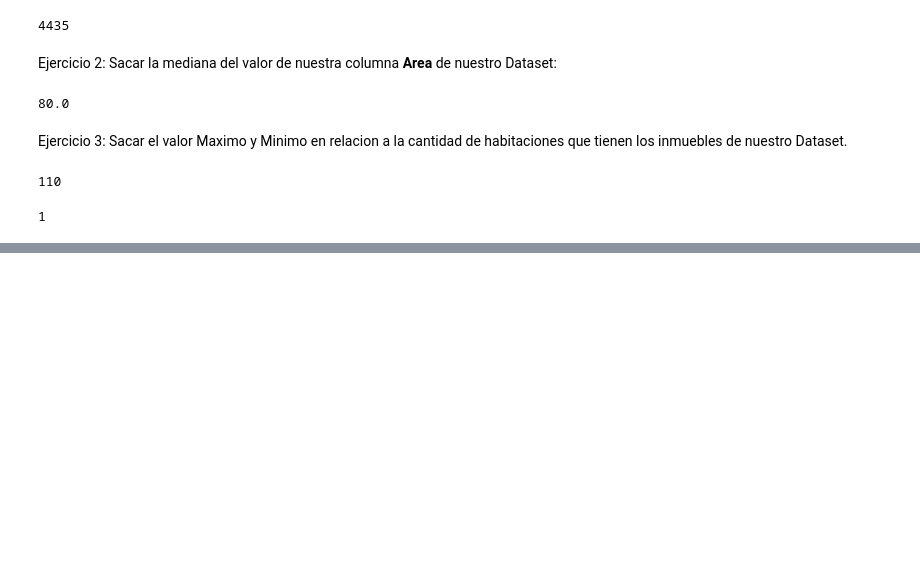
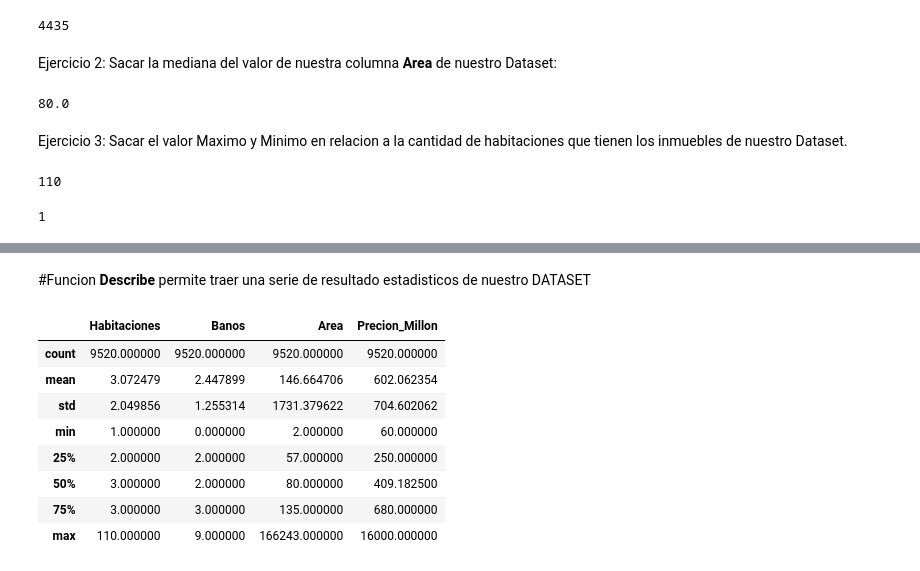
Before and after one commit to afajardol/Inmersion_Datos_Python, a Jupyter notebook: INMERSION_DATOS_AULA_1.ipynb, the cells around one changed output, grey strips where cells are left out. Saved outputs shown, nothing was run; the diff lists cells and outputs as text; code cells hidden in the pictures; blank space fills up the shorter version.

```diff
--- a/INMERSION_DATOS_AULA_1.ipynb
+++ b/INMERSION_DATOS_AULA_1.ipynb
@@ -325,0 +392,5 @@ min(inmuebles.Habitaciones)
+# %%
+valor = inmuebles.Valor.str.split(expand=True)
+inmuebles['Moneda'] = valor[0] #Le asignamos nombre a nuestra Columna
+inmuebles['Precio'] = valor[1] #Le asignamos nombre a nuestra Columna
+inmuebles.sample(3)
@@ -325,0 +428,2 @@ min(inmuebles.Habitaciones)
+# %%
+inmuebles['Precio'] = inmuebles['Precio'].str.replace('.','',regex=True)
@@ -325,0 +468,3 @@ min(inmuebles.Habitaciones)
+# %%
+inmuebles['Precion_Millon'] = inmuebles.Precio.astype('float')/1000000
+inmuebles.info()
@@ -325,0 +490,14 @@ min(inmuebles.Habitaciones)
+# %% [markdown]
+#Funcion **Describe** permite traer una serie de resultado estadisticos de nuestro DATASET
+# %%
+inmuebles.describe()
+# %% [output]
+|  | Habitaciones | Banos | Area | Precion_Millon |
+| count | 9520.000000 | 9520.000000 | 9520.000000 | 9520.000000 |
+| mean | 3.072479 | 2.447899 | 146.664706 | 602.062354 |
+| std | 2.049856 | 1.255314 | 1731.379622 | 704.602062 |
+| min | 1.000000 | 0.000000 | 2.000000 | 60.000000 |
+| 25% | 2.000000 | 2.000000 | 57.000000 | 250.000000 |
+| 50% | 3.000000 | 2.000000 | 80.000000 | 409.182500 |
+| 75% | 3.000000 | 3.000000 | 135.000000 | 680.000000 |
+| max | 110.000000 | 9.000000 | 166243.000000 | 16000.000000 |
```
Also changed, not shown: parts of 28 cells of this notebook.
